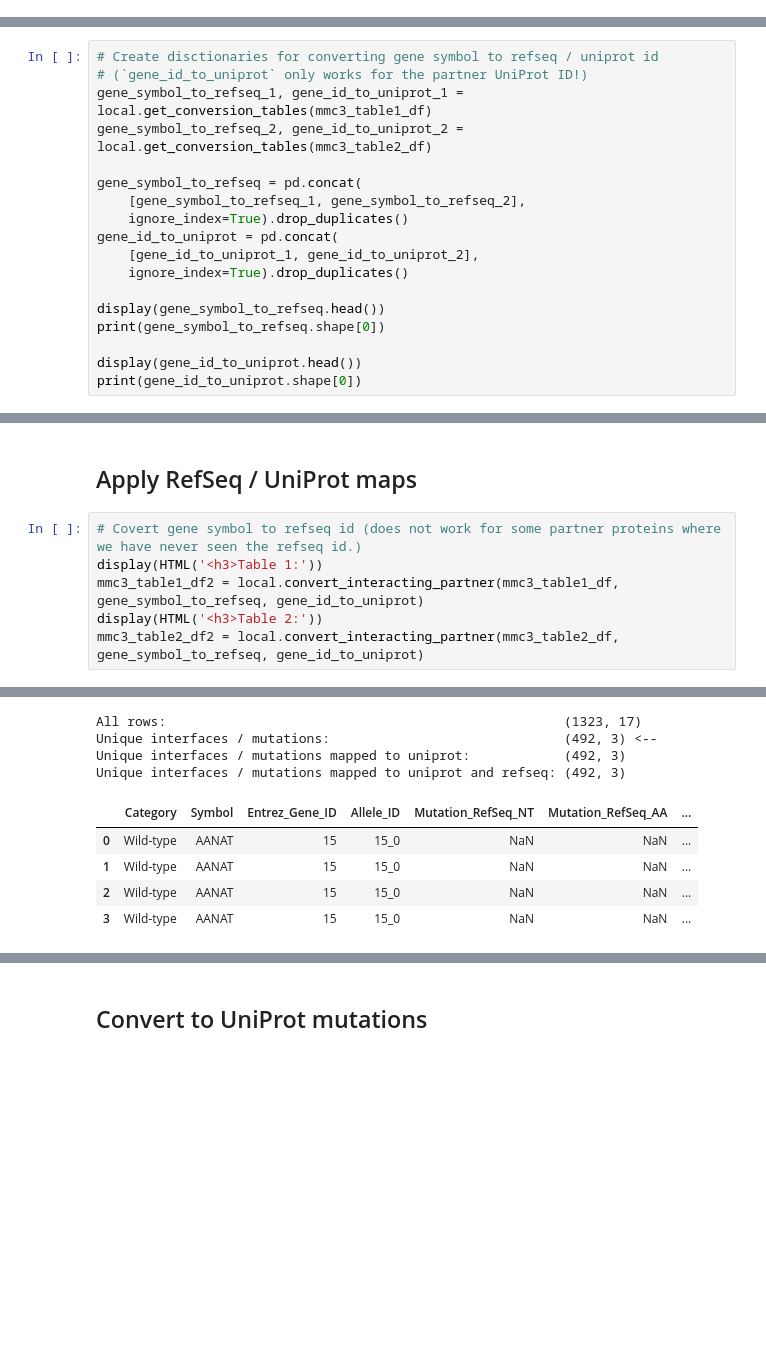
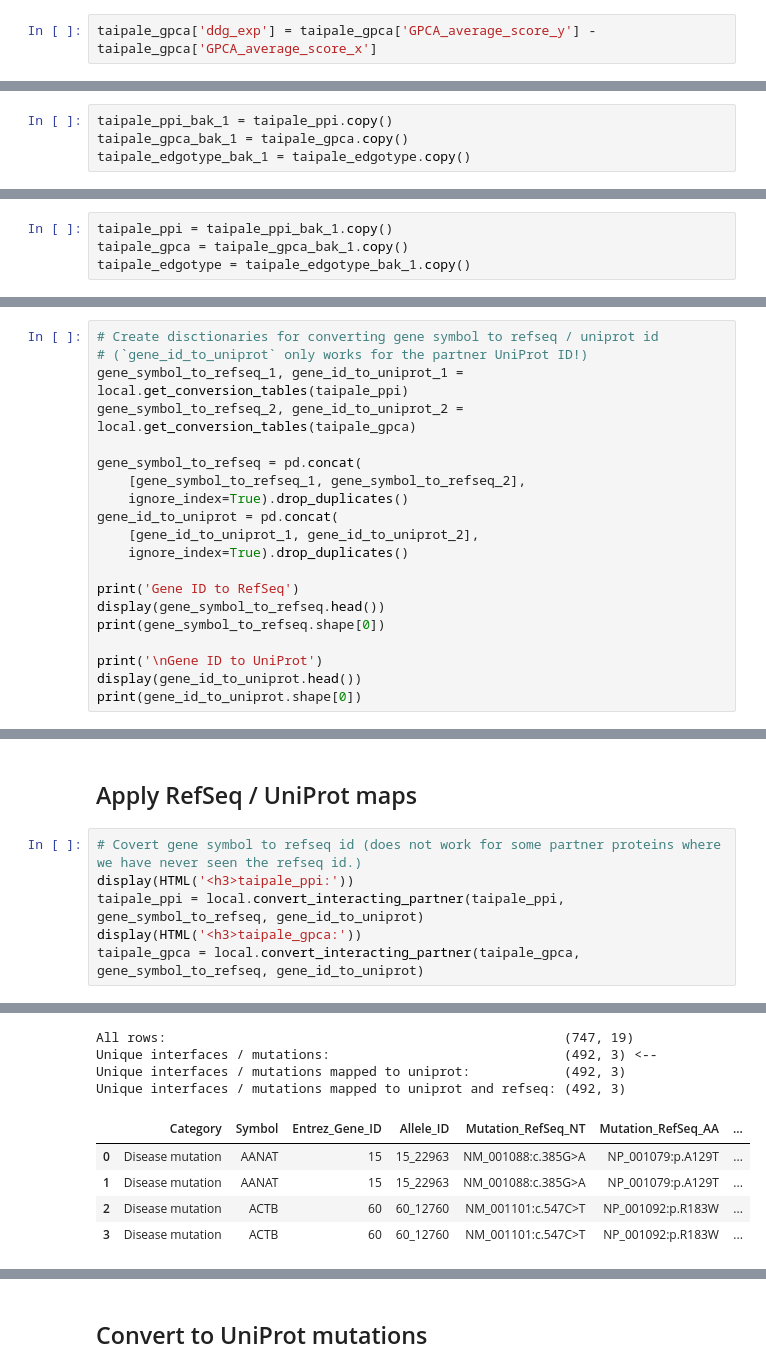
Before and after one commit to datapkg/protein_interaction_energy, a Jupyter notebook: notebooks/taipale.ipynb, the cells around one changed output, grey strips where cells are left out. Saved outputs shown, nothing was run; the diff lists cells and outputs as text; blank space fills up the shorter version.

Commit message:
Taipale dataset now working.

```diff
--- a/notebooks/taipale.ipynb
+++ b/notebooks/taipale.ipynb
@@ -84,0 +146,2 @@ print(mmc3_table2_df.shape[0])
+# %%
+taipale_gpca['ddg_exp'] = taipale_gpca['GPCA_average_score_y'] - taipale_gpca['GPCA_average_score_x']
@@ -93,12 +209,20 @@ print(mmc3_table3_df.shape[0])
+# %%
+taipale_ppi_bak_1 = taipale_ppi.copy()
+taipale_gpca_bak_1 = taipale_gpca.copy()
+taipale_edgotype_bak_1 = taipale_edgotype.copy()
 # %% [markdown]
 # Map to UniProt
+# %%
+taipale_ppi = taipale_ppi_bak_1.copy()
+taipale_gpca = taipale_gpca_bak_1.copy()
+taipale_edgotype = taipale_edgotype_bak_1.copy()
 # %% [markdown]
 ## Construct RefSeq / UniProt maps
 # %%
 # Create disctionaries for converting gene symbol to refseq / uniprot id
 # (`gene_id_to_uniprot` only works for the partner UniProt ID!)
-gene_symbol_to_refseq_1, gene_id_to_uniprot_1 = local.get_conversion_tables(mmc3_table1_df)
-gene_symbol_to_refseq_2, gene_id_to_uniprot_2 = local.get_conversion_tables(mmc3_table2_df)
+gene_symbol_to_refseq_1, gene_id_to_uniprot_1 = local.get_conversion_tables(taipale_ppi)
+gene_symbol_to_refseq_2, gene_id_to_uniprot_2 = local.get_conversion_tables(taipale_gpca)
 
 gene_symbol_to_refseq = pd.concat(
     [gene_symbol_to_refseq_1, gene_symbol_to_refseq_2],
@@ -107,9 +231,11 @@ gene_id_to_uniprot = pd.concat(
     [gene_id_to_uniprot_1, gene_id_to_uniprot_2],
     ignore_index=True).drop_duplicates()
 
+print('Gene ID to RefSeq')
 display(gene_symbol_to_refseq.head())
 print(gene_symbol_to_refseq.shape[0])
 
+print('\nGene ID to UniProt')
 display(gene_id_to_uniprot.head())
 print(gene_id_to_uniprot.shape[0])
 # %% [output]
@@ -131,8 +260,8 @@ print(gene_id_to_uniprot.shape[0])
 ## Apply RefSeq / UniProt maps
 # %%
 # Covert gene symbol to refseq id (does not work for some partner proteins where we have never seen the refseq id.)
-display(HTML('<h3>Table 1:'))
-mmc3_table1_df2 = local.convert_interacting_partner(mmc3_table1_df, gene_symbol_to_refseq, gene_id_to_uniprot)
-display(HTML('<h3>Table 2:'))
-mmc3_table2_df2 = local.convert_interacting_partner(mmc3_table2_df, gene_symbol_to_refseq, gene_id_to_uniprot)
+display(HTML('<h3>taipale_ppi:'))
+taipale_ppi = local.convert_interacting_partner(taipale_ppi, gene_symbol_to_refseq, gene_id_to_uniprot)
+display(HTML('<h3>taipale_gpca:'))
+taipale_gpca = local.convert_interacting_partner(taipale_gpca, gene_symbol_to_refseq, gene_id_to_uniprot)
 # %% [output]
@@ -158,13 +287,13 @@ All rows:                                                   (1323, 17)
 Unique interfaces / mutations:                              (492, 3) <--
 Unique interfaces / mutations mapped to uniprot:            (492, 3)
 Unique interfaces / mutations mapped to uniprot and refseq: (492, 3)
 After processing:
-All rows:                                                   (1323, 17)
+All rows:                                                   (747, 19)
 Unique interfaces / mutations:                              (492, 3) <--
 Unique interfaces / mutations mapped to uniprot:            (492, 3)
 Unique interfaces / mutations mapped to uniprot and refseq: (492, 3)
 |  | Category | Symbol | Entrez_Gene_ID | Allele_ID | Mutation_RefSeq_NT | Mutation_RefSeq_AA | ... |
-| 0 | Wild-type | AANAT | 15 | 15_0 | NaN | NaN | ... |
-| 1 | Wild-type | AANAT | 15 | 15_0 | NaN | NaN | ... |
-| 2 | Wild-type | AANAT | 15 | 15_0 | NaN | NaN | ... |
-| 3 | Wild-type | AANAT | 15 | 15_0 | NaN | NaN | ... |
+| 0 | Disease mutation | AANAT | 15 | 15_22963 | NM_001088:c.385G>A | NP_001079:p.A129T | ... |
+| 1 | Disease mutation | AANAT | 15 | 15_22963 | NM_001088:c.385G>A | NP_001079:p.A129T | ... |
+| 2 | Disease mutation | ACTB | 60 | 60_12760 | NM_001101:c.547C>T | NP_001092:p.R183W | ... |
+| 3 | Disease mutation | ACTB | 60 | 60_12760 | NM_001101:c.547C>T | NP_001092:p.R183W | ... |
```
Also changed, not shown: parts of 117 cells of this notebook, 4 other files.
